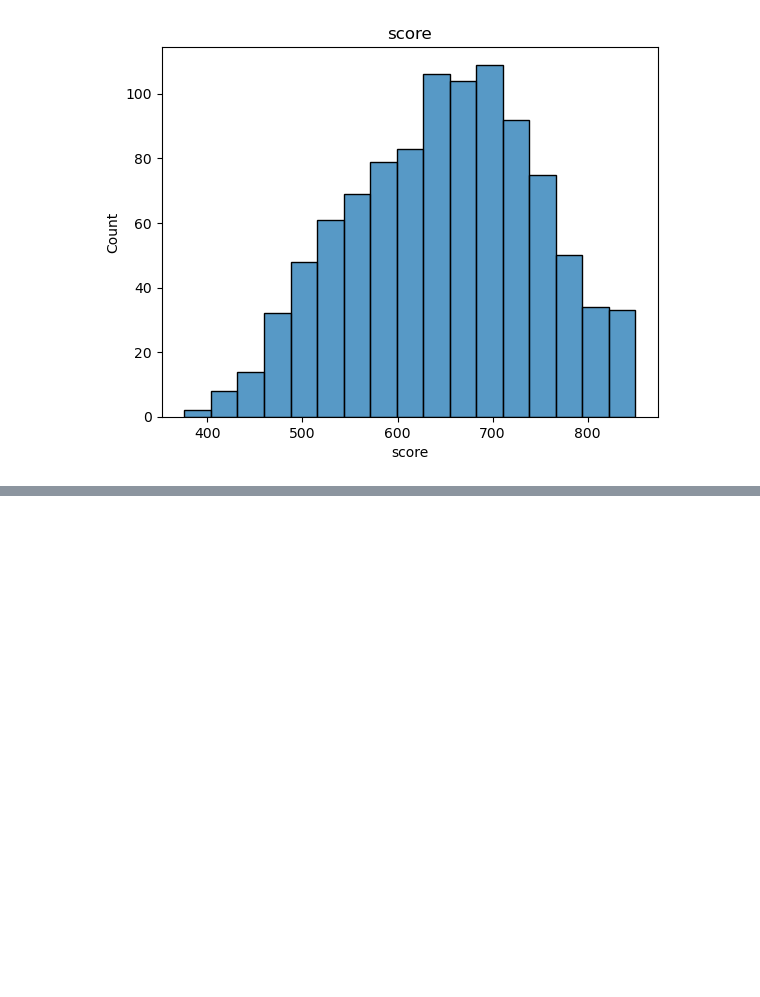
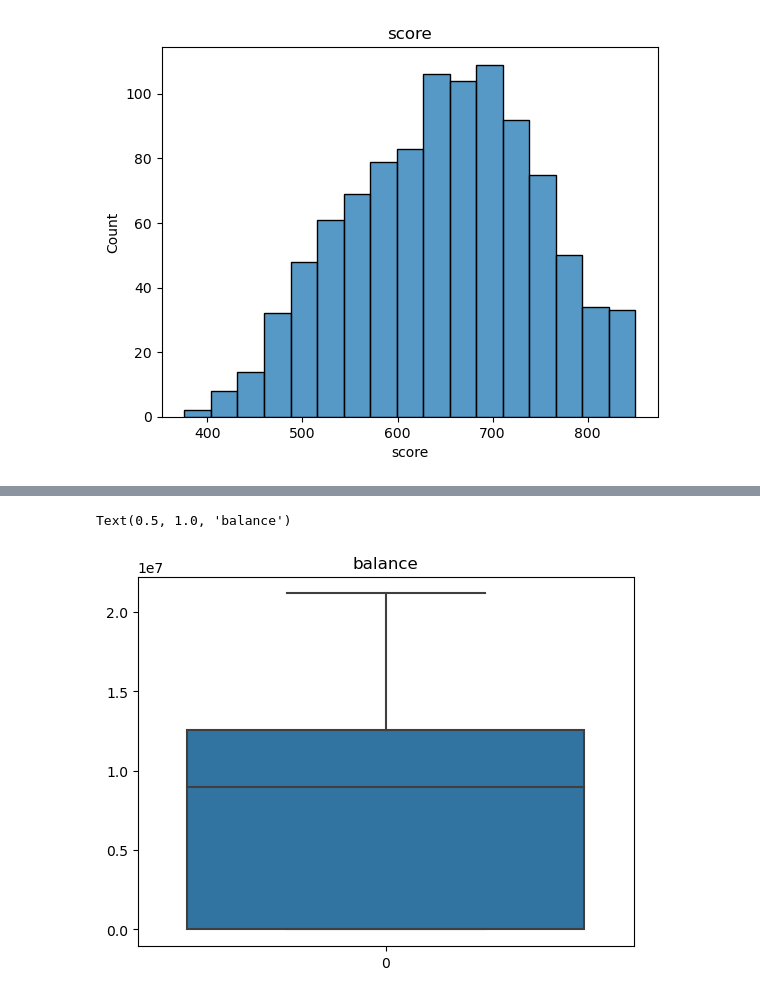
Before and after one commit to Lanpaiva/data-analysis, a Jupyter notebook: limpeza-processamento.ipynb, the cells around one changed output, grey strips where cells are left out. Cells and saved outputs as stored; diff of their text form; code cells hidden in the pictures; blank space fills up the shorter version.

Commit message:
feat: age and balance metadata added

```diff
--- a/limpeza-processamento.ipynb
+++ b/limpeza-processamento.ipynb
@@ -92,0 +129,5 @@ Text(0.5, 1.0, 'score')
+# %%
+sea.boxplot(dataset['balance']).set_title('balance')
+# %% [output]
+Text(0.5, 1.0, 'balance')
+[figure, added]
```
Also changed, not shown: parts of 7 cells of this notebook.
